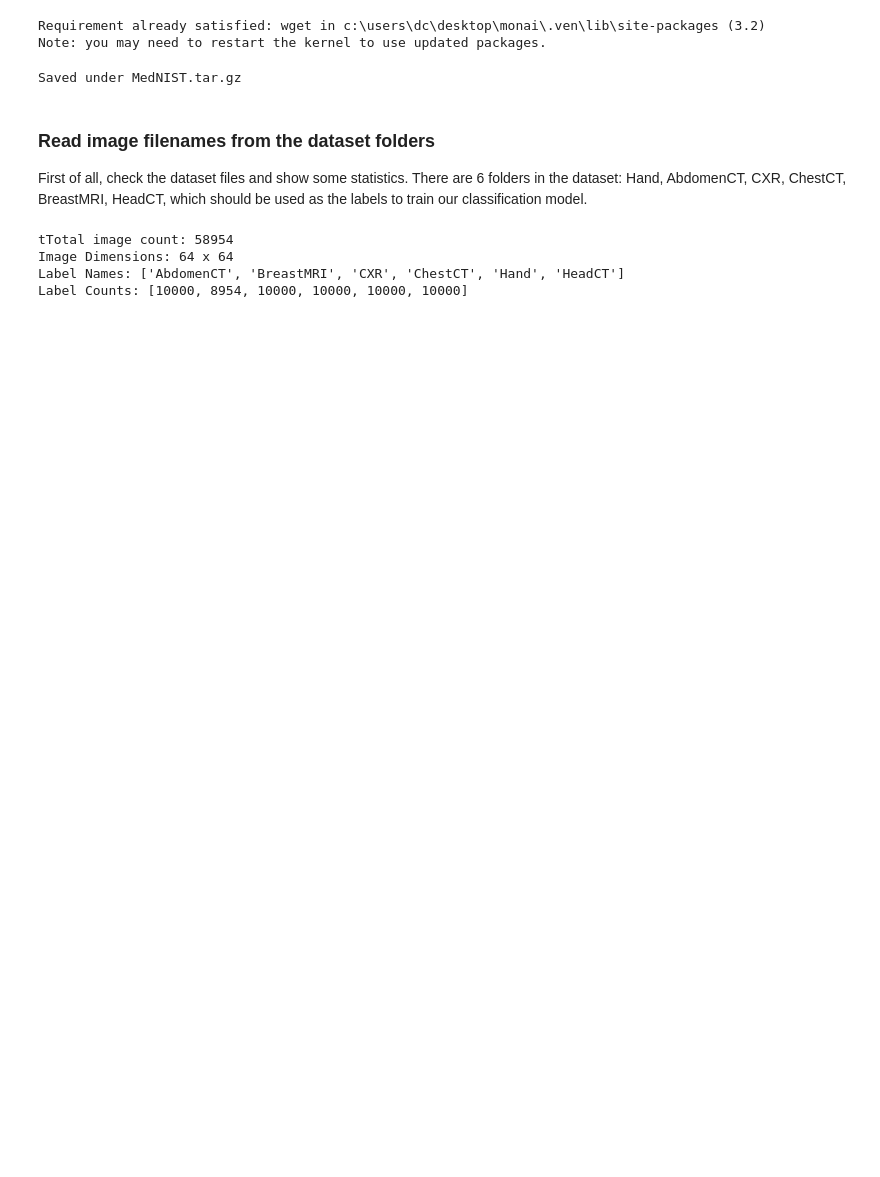
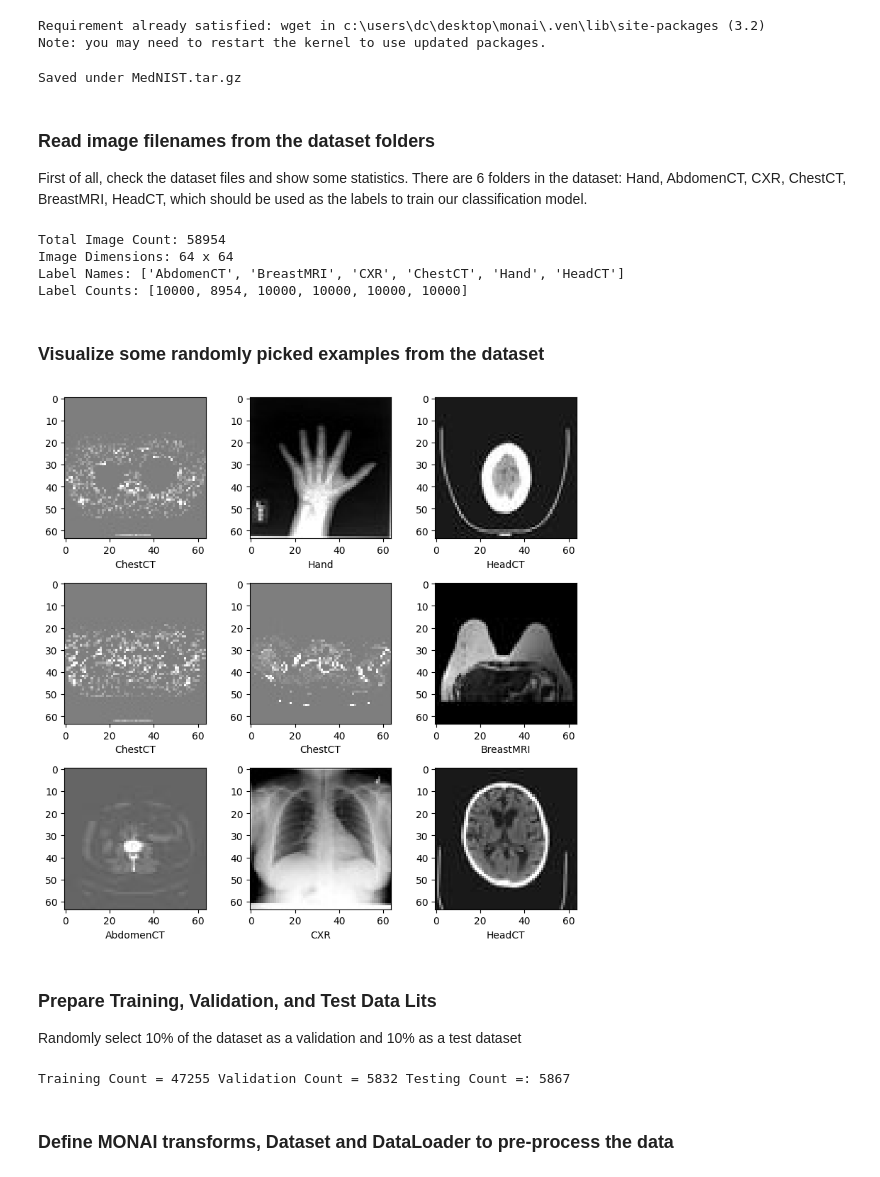
Before and after one commit to khanmustuffa11/monai_project, a Jupyter notebook: practice.ipynb, the cells around one changed output. Drawn from its saved outputs; the diff is of its cells as text; code cells hidden in the pictures; blank space fills up the shorter version.

```diff
--- a/practice.ipynb
+++ b/practice.ipynb
@@ -81,12 +85,55 @@ for i, class_name in enumerate(class_names):
 num_total = len(image_label_list)
 image_width, image_height = Image.open(image_file_list[i]).size
 
-print('tTotal image count:', num_total)
+print('Total Image Count:', num_total)
 print('Image Dimensions:', image_width, "x", image_height)
 print("Label Names:", class_names)
 print("Label Counts:", [len(image_files[i]) for i in range(num_class)])
 # %% [output]
-tTotal image count: 58954
+Total Image Count: 58954
 Image Dimensions: 64 x 64
 Label Names: ['AbdomenCT', 'BreastMRI', 'CXR', 'ChestCT', 'Hand', 'HeadCT']
 Label Counts: [10000, 8954, 10000, 10000, 10000, 10000]
+# %% [markdown]
+### Visualize some randomly picked examples from the dataset
+# %%
+plt.subplots(3, 3, figsize=(8,8))
+for i, k in enumerate(np.random.randint(num_total, size=9)):
+
+
+    im = Image.open(image_file_list[k])
+    arr = np.array(im)
+    plt.subplot(3, 3, i+1)
+    plt.xlabel(class_names[image_label_list[k]])
+    plt.imshow(arr, cmap='gray', vmin=0, vmax=255)
+plt.tight_layout()
+plt.show()
+# %% [output]
+[figure, added]
+# %% [markdown]
+### Prepare Training, Validation, and Test Data Lits
+
+Randomly select 10% of the dataset as a validation and 10% as a test dataset
+# %%
+valid_frac, test_frac = 0.1, 0.1
+trainX, trainY = [], []
+valX, valY = [], []
+testX, testY = [], []
+
+for i in range(num_total):
+    rann = np.random.random()
+    if rann < valid_frac:
+        valX.append(image_file_list[i])
+        valY.append(image_file_list[i])
+    elif rann < test_frac + valid_frac:
+        testX.append(image_file_list[i])
+        testY.append(image_file_list[i])
+    else:
+        trainX.append(image_file_list[i])
+        trainY.append(image_file_list[i])
+
+print("Training Count =",len(trainX), "Validation Count =", len(valX), "Testing Count =:", len(testX))
+# %% [output]
+Training Count = 47255 Validation Count = 5832 Testing Count =: 5867
+# %% [markdown]
+### Define MONAI transforms, Dataset and DataLoader to pre-process the data
```
Also changed, not shown: parts of 13 cells of this notebook, 1 other file.
